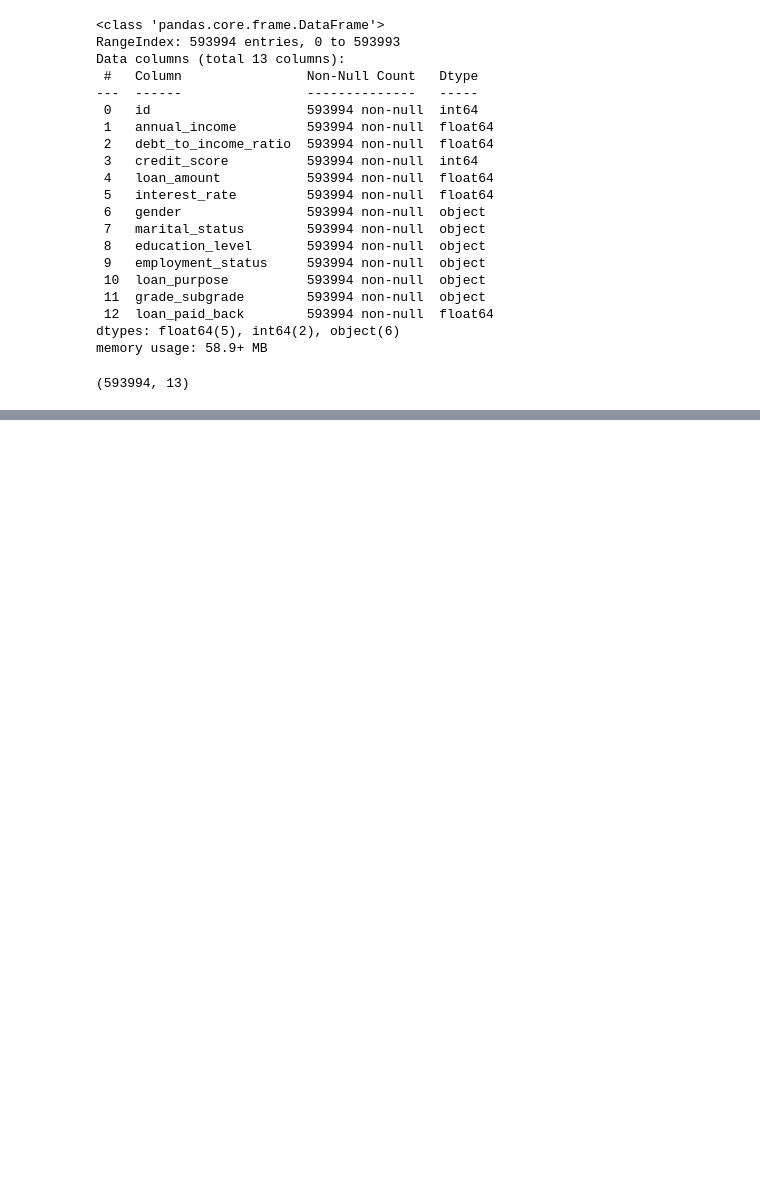
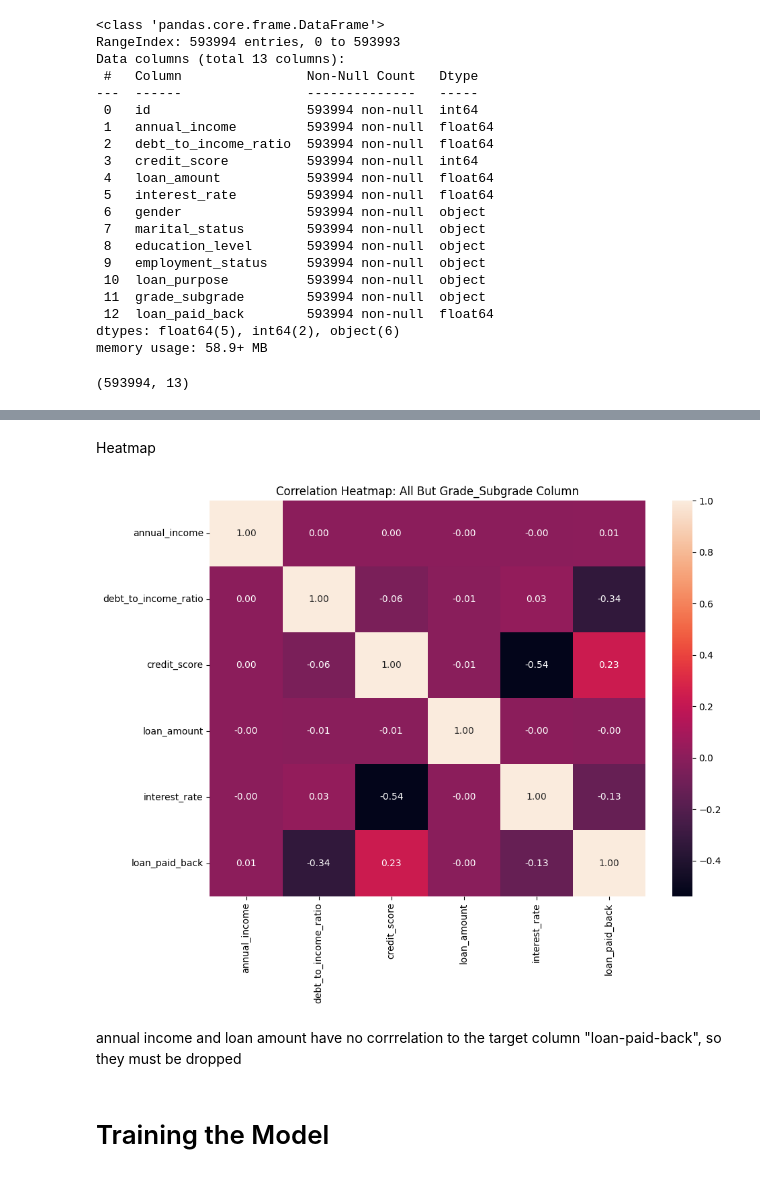
Before and after one commit to joshstromayer/predicting_loan_payback_kaggle, a Jupyter notebook: notebook.ipynb, the cells around one changed output, grey strips where cells are left out. Drawn from its saved outputs; the diff is of its cells as text; code cells hidden in the pictures; blank space fills up the shorter version.

```diff
--- a/notebook.ipynb
+++ b/notebook.ipynb
@@ -59,0 +108,3 @@ data.shape
+# %%
+data = data.drop(columns=["id"])
+print(data.shape)
@@ -59,0 +213,14 @@ data.shape
+# %% [markdown]
+Heatmap
+# %%
+corr = data.corr(numeric_only=True)
+plt.figure(figsize=(10, 8))
+sns.heatmap(corr, annot=True, fmt = '.2f')
+plt.title("Correlation Heatmap: All But Grade_Subgrade Column")
+plt.tight_layout()
+plt.savefig("images/correlation_heatmap_no_grade.png")
+plt.show()
+# %% [output]
+[figure, added]
+# %% [markdown]
+annual income and loan amount have no corrrelation to the target column "loan-paid-back", so they must be dropped
@@ -59,0 +229,2 @@ data.shape
+# %% [markdown]
+# Training the Model
```
Also changed, not shown: parts of 26 cells of this notebook, 3 other files.
